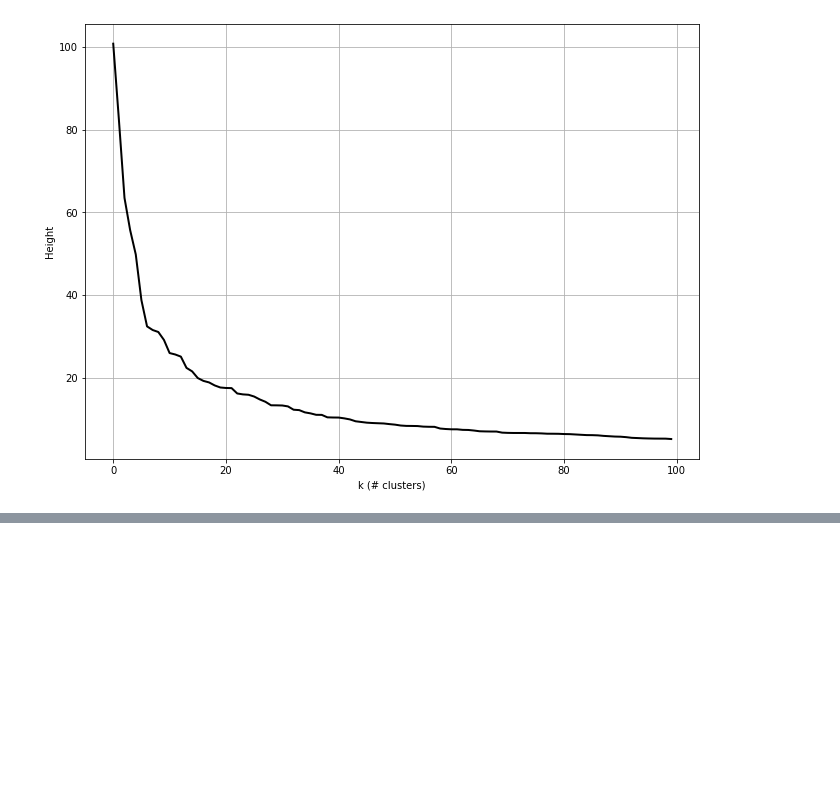
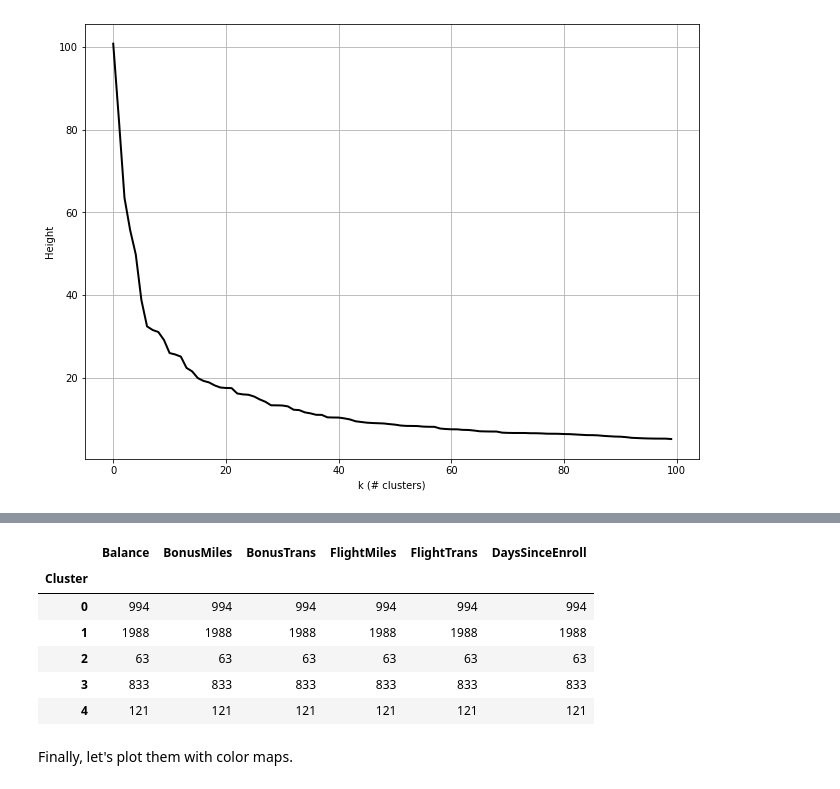
Before and after one commit to paulgrigas/IEOR-142-242-Python-Project, a Jupyter notebook: Lab 7/Lab7b_teaching.ipynb, the cells around one changed output, grey strips where cells are left out. Cells and saved outputs as stored; diff of their text form; code cells hidden in the pictures; blank space fills up the shorter version.

```diff
--- a/Lab 7/Lab7b_teaching.ipynb
+++ b/Lab 7/Lab7b_teaching.ipynb
@@ -320,3 +324,17 @@ new_airline_scaled['Cluster'] = new_agglomerative.labels_
+# %%
+# Cluster Size
+
+new_airline_scaled.groupby(['Cluster']).count()
+# %% [output]
+|  | Balance | BonusMiles | BonusTrans | FlightMiles | FlightTrans | DaysSinceEnroll |
+| Cluster |  |  |  |  |  |  |
+| 0 | 994 | 994 | 994 | 994 | 994 | 994 |
+| 1 | 1988 | 1988 | 1988 | 1988 | 1988 | 1988 |
+| 2 | 63 | 63 | 63 | 63 | 63 | 63 |
+| 3 | 833 | 833 | 833 | 833 | 833 | 833 |
+| 4 | 121 | 121 | 121 | 121 | 121 | 121 |
+# %% [markdown]
+Finally, let's plot them with color maps.
 # %%
 import seaborn as sns
 
```
Also changed, not shown: parts of 14 cells of this notebook.
